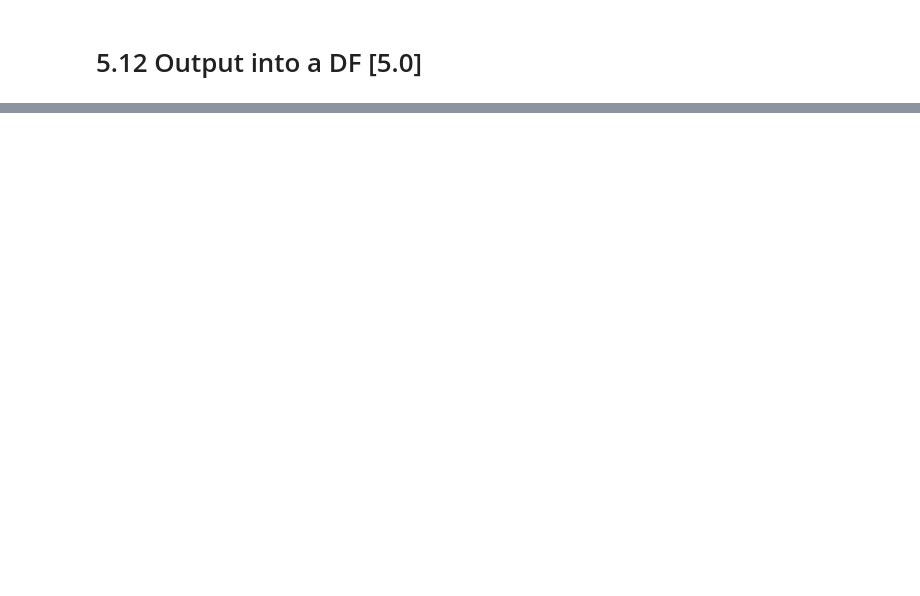
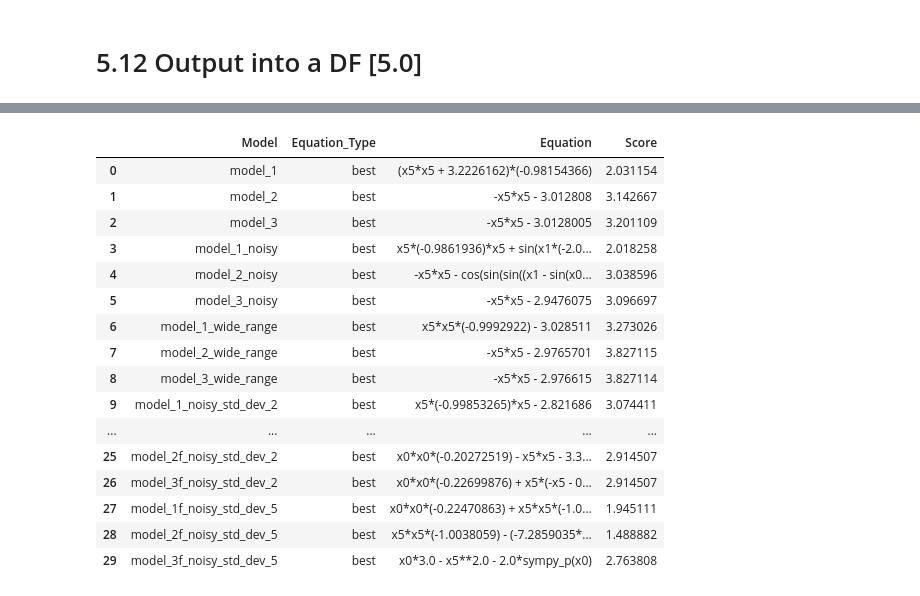
Before and after one commit to SerZeliuk/Metody-i-algorytmy-optymalizacji, a Jupyter notebook: Lab5/zad5_tokarz_zeliuk.ipynb, the cells around one changed output, grey strips where cells are left out. Saved outputs shown, nothing was run; the diff lists cells and outputs as text; code cells hidden in the pictures; blank space fills up the shorter version.

```diff
--- a/Lab5/zad5.ipynb
+++ b/Lab5/zad5_tokarz_zeliuk.ipynb
@@ -2088,27 +2020,47 @@ df.to_csv('results5.csv')
 # %%
 data = []
 models = [
     'model_1', 'model_2', 'model_3',
     'model_1_noisy', 'model_2_noisy', 'model_3_noisy',
     'model_1_wide_range', 'model_2_wide_range', 'model_3_wide_range',
     'model_1_noisy_std_dev_2', 'model_2_noisy_std_dev_2', 'model_3_noisy_std_dev_2',
     'model_1_noisy_std_dev_5', 'model_2_noisy_std_dev_5', 'model_3_noisy_std_dev_5',
     'model_1f', 'model_2f', 'model_3f',
     'model_1f_noisy', 'model_2f_noisy', 'model_3f_noisy',
     'model_1f_wide_range', 'model_2f_wide_range', 'model_3f_wide_range',
     'model_1f_noisy_std_dev_2', 'model_2f_noisy_std_dev_2', 'model_3f_noisy_std_dev_2',
     'model_1f_noisy_std_dev_5', 'model_2f_noisy_std_dev_5', 'model_3f_noisy_std_dev_5',
 ]
 
 for model_name in models:
     model = globals()[model_name]  # Get the model object from the global namespace
 
     best_equation = model.sympy()
     top3 = model.equations_.nlargest(3, "score")
 
     # Add data for the best equation
     data.append([model_name, 'best', best_equation, top3.iloc[0]['score']])  # Changed to iloc to access row
 
 df = pd.DataFrame(data, columns=['Model', 'Equation_Type', 'Equation', 'Score'])
+
+display(df)
+# %% [output]
+|  | Model | Equation_Type | Equation | Score |
+| 0 | model_1 | best | (x5*x5 + 3.2226162)*(-0.98154366) | 2.031154 |
+| 1 | model_2 | best | -x5*x5 - 3.012808 | 3.142667 |
+| 2 | model_3 | best | -x5*x5 - 3.0128005 | 3.201109 |
+| 3 | model_1_noisy | best | x5*(-0.9861936)*x5 + sin(x1*(-2.0... | 2.018258 |
+| 4 | model_2_noisy | best | -x5*x5 - cos(sin(sin((x1 - sin(x0... | 3.038596 |
+| 5 | model_3_noisy | best | -x5*x5 - 2.9476075 | 3.096697 |
+| 6 | model_1_wide_range | best | x5*x5*(-0.9992922) - 3.028511 | 3.273026 |
+| 7 | model_2_wide_range | best | -x5*x5 - 2.9765701 | 3.827115 |
+| 8 | model_3_wide_range | best | -x5*x5 - 2.976615 | 3.827114 |
+| 9 | model_1_noisy_std_dev_2 | best | x5*(-0.99853265)*x5 - 2.821686 | 3.074411 |
+| ... | ... | ... | ... | ... |
+| 25 | model_2f_noisy_std_dev_2 | best | x0*x0*(-0.20272519) - x5*x5 - 3.3... | 2.914507 |
+| 26 | model_3f_noisy_std_dev_2 | best | x0*x0*(-0.22699876) + x5*(-x5 - 0... | 2.914507 |
+| 27 | model_1f_noisy_std_dev_5 | best | x0*x0*(-0.22470863) + x5*x5*(-1.0... | 1.945111 |
+| 28 | model_2f_noisy_std_dev_5 | best | x5*x5*(-1.0038059) - (-7.2859035*... | 1.488882 |
+| 29 | model_3f_noisy_std_dev_5 | best | x0*3.0 - x5**2.0 - 2.0*sympy_p(x0) | 2.763808 |
 # %%
 df.to_csv('results5_only_best.csv')
```
Also changed, not shown: parts of 51 cells of this notebook, 7 other files.
